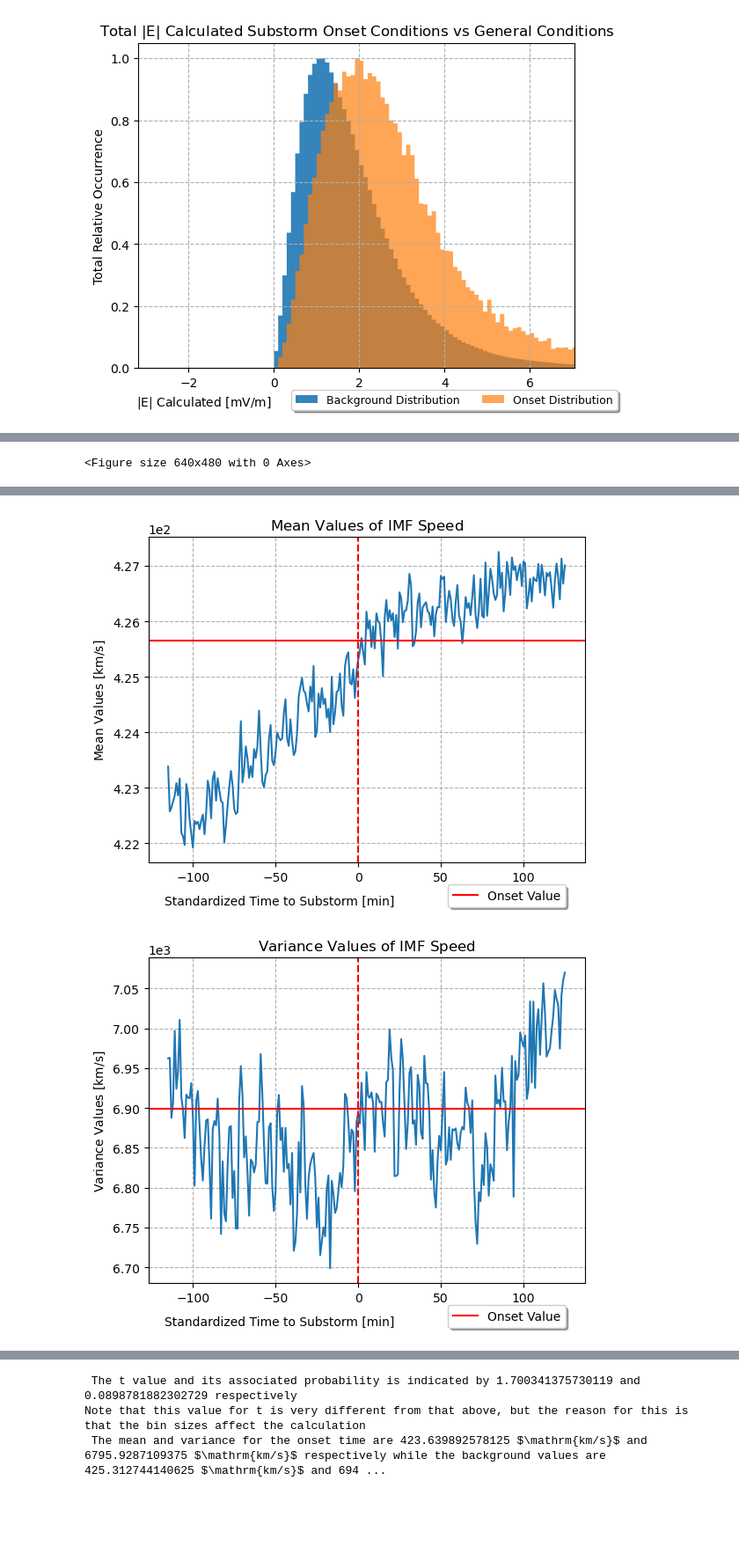
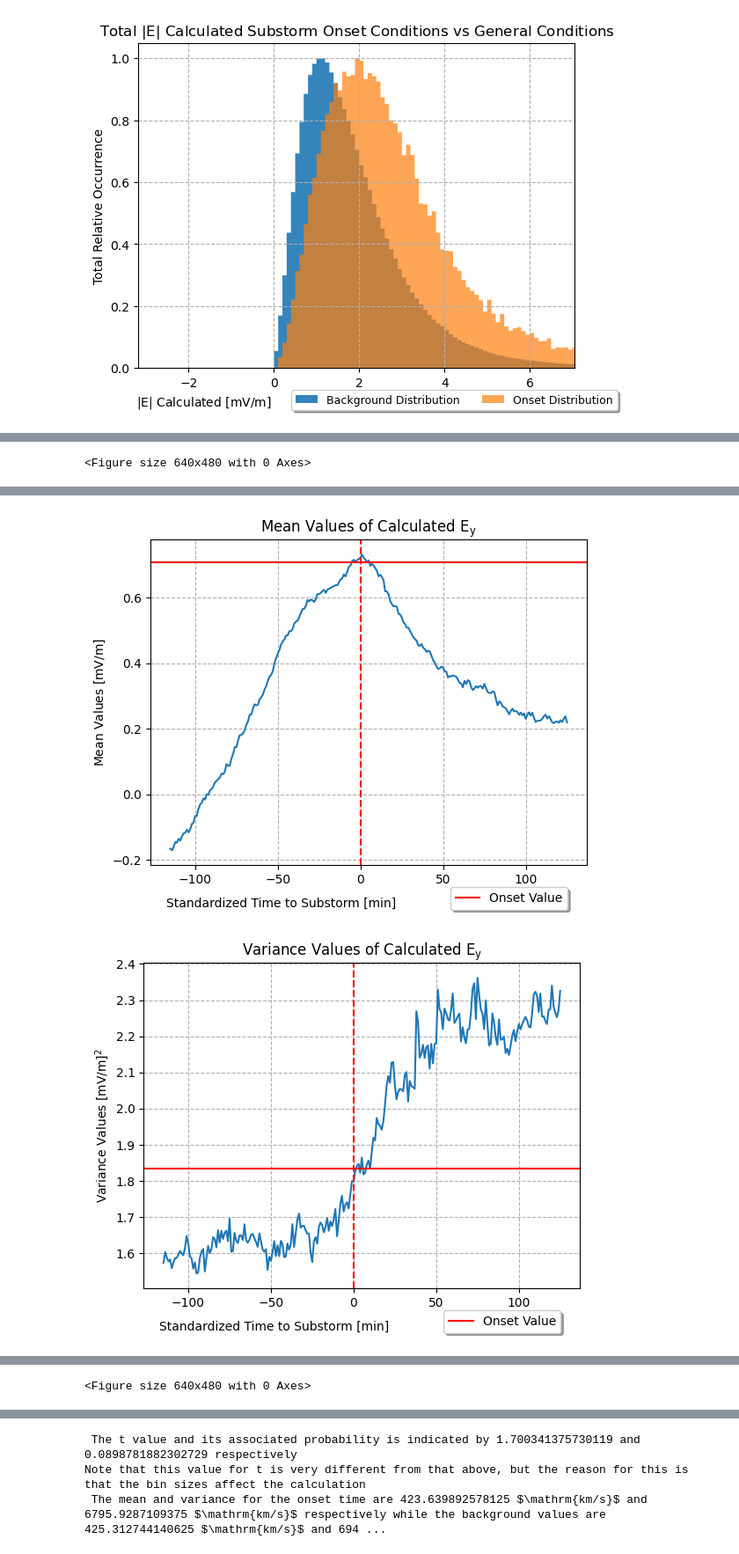
Before and after one commit to francil4/Pyspedas-OMNI-Data-Substorm-Onset-Analysis, a Jupyter notebook: dataplotting.ipynb, the cells around one changed output, grey strips where cells are left out. Shown: that part at 88% size. Saved outputs shown, nothing was run; the diff lists cells and outputs as text; code cells hidden in the pictures; blank space fills up the shorter version.

```diff
--- a/dataplotting.ipynb
+++ b/dataplotting.ipynb
@@ -343,10 +332,10 @@ print(f' The mean and variance for the onset time are {finalmean} '+str(unitname
 # Go to the section above if you're not including the substorm onset quiet time delay
 
 # Choose which data set to load:
-paramvalues=speedvalues
-filename='speedvalues'
-paramname='$\mathrm{IMF\ Speed}$' # The name that the plots are going to display, the $ signs are necessary for formatting, a \ means a space
-unitname='$\mathrm{km/s}$' # The units of the parameter, refer to LaTeX commands for more details on this, example to make fonts italic, remove the \mathrm{} command
+paramvalues=efieldygsecalculatedvalues
+filename='efieldygsecalculatedvalues'
+paramname='$\mathrm{Calculated\ E_y}$' # The name that the plots are going to display, the $ signs are necessary for formatting, a \ means a space
+unitname='$\mathrm{mV/m}$' # The units of the parameter, refer to LaTeX commands for more details on this, example to make fonts italic, remove the \mathrm{} command
 start=-120 # Negative means before substorm, values in minutes
 end=120
 substormcutoff=6*60 # For the minimum time in-between substorms i.e. there must be a period of at least x minutes before an onset event that contains no other onsets
@@ -363,14 +352,15 @@ means=loadedarrays['arr_2']
 variances=loadedarrays['arr_3'] # Uncomment these as needed
 genmean=loadedarrays['arr_4']
 genvariance=loadedarrays['arr_5']
-#kstest=loadedarrays['arr_6']
-#kspvalues=loadedarrays['arr_7']
-#cvtest=loadedarrays['arr_8']
-#cvpvalues=loadedarrays['arr_9']
-#rstest=loadedarrays['arr_10']
-#rspvalues=loadedarrays['arr_11']
-#mwtest=loadedarrays['arr_12']
-#mwpvalues=loadedarrays['arr_13']
+importantvalues=loadedarrays['arr_6']
+#kstest=loadedarrays['arr_7']
+#kspvalues=loadedarrays['arr_8']
+#cvtest=loadedarrays['arr_9']
+#cvpvalues=loadedarrays['arr_10']
+#rstest=loadedarrays['arr_11']
+#rspvalues=loadedarrays['arr_12']
+#mwtest=loadedarrays['arr_13']
+#mwpvalues=loadedarrays['arr_14']
 
 plt.figure(9),
 xvar=np.linspace(start,end,len(varrange))
@@ -406,7 +396,7 @@ fig,ax=plt.subplots()
 ax.plot(xvar+5,variances)
 plt.title('Variance Values of '+str(paramname))
 plt.xlabel('Standardized Time to Substorm [min]')
-plt.ylabel('Variance Values ['+str(unitname)+']')
+plt.ylabel('Variance Values ['+str(unitname)+']$\mathrm{^2}$')
 plt.ticklabel_format(axis='y',style='sci',scilimits=(-2,2))
 plt.grid(True,linestyle='--')
 plt.axvline(x=(averagestart+averageend)/2,color='r',linestyle='--')
@@ -424,10 +414,10 @@ def smooth(y,boxpts):
     ysmooth=np.convolve(y,box,mode='same')
     return ysmooth
 meansderivfiltered=smooth(meansderiv,smoothness)
-ax.plot(xvarderiv+5,meansderivfiltered)
+ax.plot(xvarderiv+5,meansderivfiltered*60) # Converted to hours
 plt.title('1st Derivative of '+str(paramname)+' (Smoothed)')
 plt.xlabel('Standardized Time to Substorm [min]')
-plt.ylabel('1st Derivative Values ['+str(unitname)+'/min]')
+plt.ylabel('1st Derivative Values ['+str(unitname)+'/hour]')
 plt.ticklabel_format(axis='y',style='sci',scilimits=(-2,2))
 plt.grid(True,linestyle='--')
 plt.axvline(x=(averagestart+averageend)/2,color='r',linestyle='--')
@@ -476,6 +466,46 @@ plt.savefig(datadirectory+str(filename)+'start'+str(start)+'end'+str(end)+'noint
 #plt.grid(True,linestyle='--')
 #plt.savefig(datadirectory+str(filename)+'start'+str(start)+'end'+str(end)+'nointerval'+str(substormcutoff)+str(averagestart)+str(averageend)+' Mann-Whitney U Test.png',dpi=1000)
 
+xaxislong=[]
+for i in varrange:
+    xaxislong.append(i*np.ones(len(importantvalues[0])))
+xaxislong=np.array(xaxislong)
+xaxislong=np.concatenate((xaxislong),axis=None)
+importantvalues=np.array(importantvalues)
+importantvalues=np.concatenate((importantvalues),axis=None)
+nanindices=np.argwhere(np.isnan(importantvalues))
+importantvalues=np.delete(importantvalues,nanindices)
+xaxislong=np.delete(xaxislong,nanindices)
+
+plt.figure(18)
+stdev=np.sqrt(variances)
+genstdev=np.sqrt(genvariance)
+fig,ax=plt.subplots()
+ax.plot(xvar+5,stdev)
+plt.title('Standard Deviation Values of '+str(paramname))
+plt.xlabel('Standardized Time to Substorm [min]')
+plt.ylabel('Standard Deviation Values ['+str(unitname)+']')
+plt.ticklabel_format(axis='y',style='sci',scilimits=(-2,2))
+plt.grid(True,linestyle='--')
+plt.axvline(x=(averagestart+averageend)/2,color='r',linestyle='--')
+plt.axhline(y=genstdev,color='r',linestyle='-',label='Onset Value')
+ax.xaxis.set_label_coords(.3,-.1)
+plt.legend(loc='upper right',bbox_to_anchor=(.97,-.05),fancybox=True,shadow=True,ncol=5)
+plt.savefig(datadirectory+str(filename)+'start'+str(start)+'end'+str(end)+'nointerval'+str(substormcutoff)+str(averagestart)+str(averageend)+' Standard Deviation Test.png',dpi=1000)
+
+plt.figure(19)
+fig,ax=plt.subplots()
+ax.hist2d(xaxislong+5,importantvalues,bins=(241,2000))
+plt.plot(xvar+5,means,'r')
+plt.title('Total Distribution of '+str(paramname))
+plt.xlabel('Standardized Time to Substorm [min]')
+plt.ylabel(str(paramname)+' Values ['+str(unitname)+']')
+plt.ticklabel_format(axis='y',style='sci',scilimits=(-2,2))
+plt.grid(True,linestyle='--')
+ax.set_ylim([-3,3]) # This limit may be necessary on specific parameters
+
+plt.savefig(datadirectory+str(filename)+'start'+str(start)+'end'+str(end)+'nointerval'+str(substormcutoff)+str(averagestart)+str(averageend)+' 2D Histogram Plot Test.png',dpi=1000)
+
 maxttest=np.nanmax(ttest)
 maxttesttime=max(enumerate(ttest),key=lambda x:x[1])[0]+start
 minmean=np.nanmin(means)
@@ -493,8 +523,8 @@ maxmeanderivtime=max(enumerate(meansderivfiltered),key=lambda x:x[1])[0]+start
 print('The highest Welch\'s t test value is '+str(maxttest)+' and occurs at time '+str(maxttesttime)+' minutes from substorm onset time')
 print('The lowest mean value is '+str(minmean)+' ['+str(unitname)+'] and occurs at time '+str(minmeantime)+' minutes from substorm onset time')
 print('The highest mean value is '+str(maxmean)+' ['+str(unitname)+'] and occurs at time '+str(maxmeantime)+' minutes from substorm onset time')
-print('The lowest variance value is '+str(minvariance)+' ['+str(unitname)+'] and occurs at time '+str(minvariancetime)+' minutes from substorm onset time')
-print('The highest variance value is '+str(maxvariance)+' ['+str(unitname)+'] and occurs at time '+str(maxvariancetime)+' minutes from substorm onset time')
+print('The lowest variance value is '+str(minvariance)+' ['+str(unitname)+'] and occurs at time '+str(minvariancetime)+'^2 minutes from substorm onset time')
+print('The highest variance value is '+str(maxvariance)+' ['+str(unitname)+'] and occurs at time '+str(maxvariancetime)+'^2 minutes from substorm onset time')
 print('The lowest change in mean value is '+str(minmeanderiv)+' ['+str(unitname)+'] and occurs at time '+str(minmeanderivtime)+' minutes from substorm onset time')
 print('The highest change in mean value is '+str(maxmeanderiv)+' ['+str(unitname)+'] and occurs at time '+str(maxmeanderivtime)+' minutes from substorm onset time')
 # %% [output]
@@ -510,2 +540,2 @@ The highest change in mean value is 0.041804199218750004 [$\mathrm{km/s}$] and o
-[figure, old version]
+[figure, new version]
-[figure, old version]
+[figure, new version]
@@ -512,0 +543 @@ The highest change in mean value is 0.041804199218750004 [$\mathrm{km/s}$] and o
+<Figure size 640x480 with 0 Axes>
```
Also changed, not shown: parts of 8 cells of this notebook, 5 other files.
